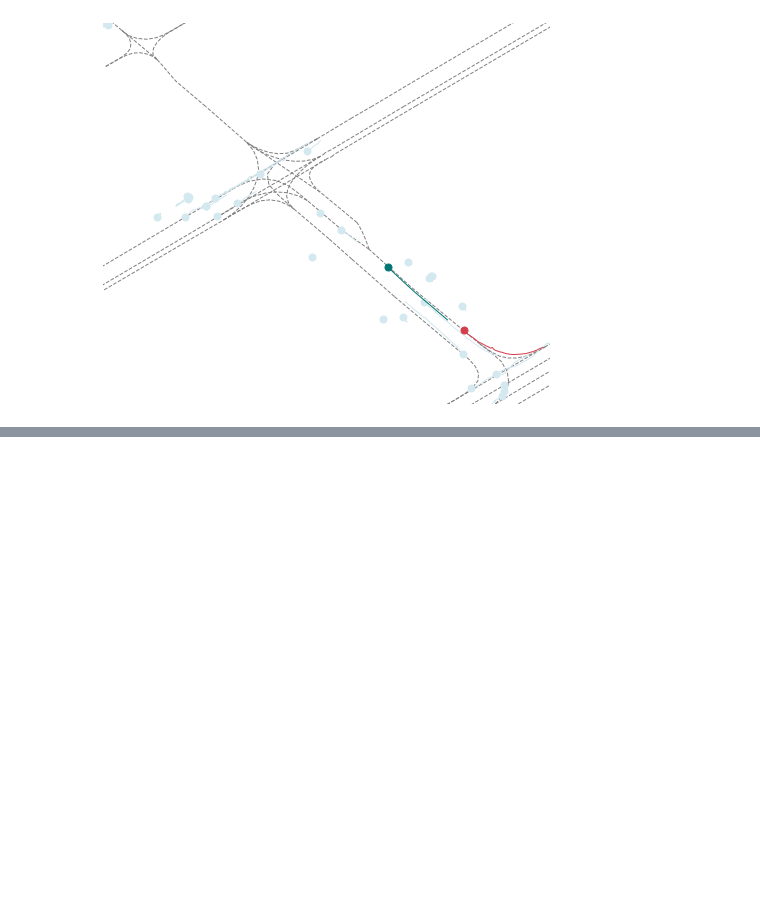
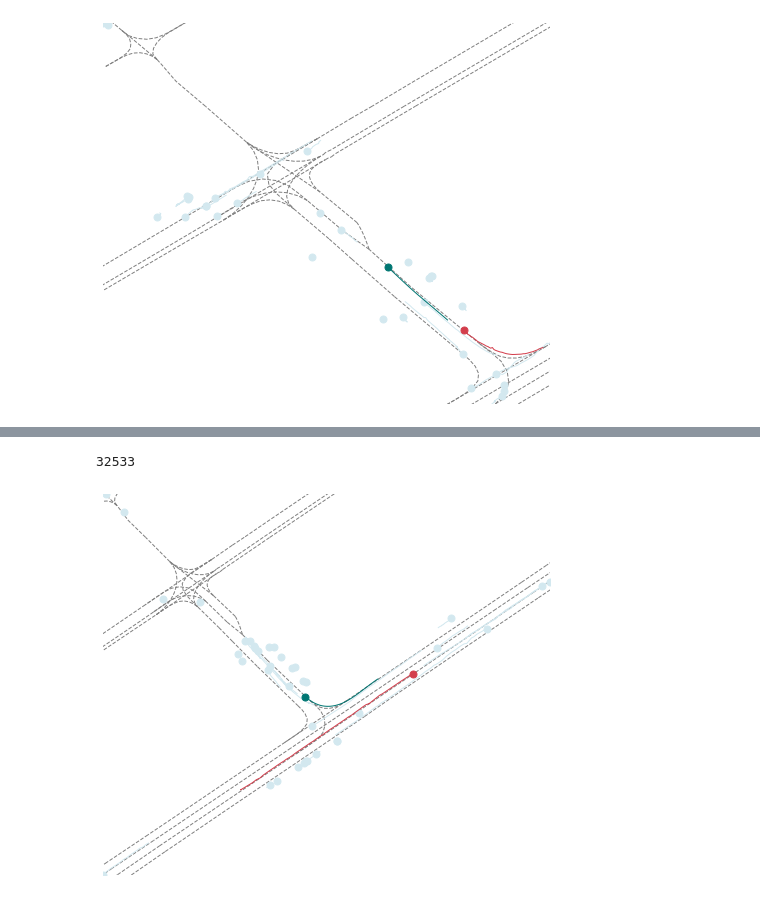
Before and after one commit to AutoVision-cloud/SSL-Lanes, a Jupyter notebook: difficult_scenes/interesting_scenario_measure.ipynb, the cells around one changed output, grey strips where cells are left out. Drawn from its saved outputs; the diff is of its cells as text; code cells hidden in the pictures; blank space fills up the shorter version.

```diff
--- a/difficult_scenes/interesting_scenario_measure.ipynb
+++ b/difficult_scenes/interesting_scenario_measure.ipynb
@@ -251,0 +253,9 @@ viz_sequence(afl.get(seq_path).seq_df, show=True)
+# %%
+idx = np.random.randint(0, len(anomaly_ids), 1)[0]
+show_idx = anomaly_ids[idx]
+print(show_idx)
+seq_path = afl.seq_list[show_idx]
+viz_sequence(afl.get(seq_path).seq_df, show=True)
+# %% [output]
+32533
+[figure, added]
```
Also changed, not shown: parts of 6 cells of this notebook.
